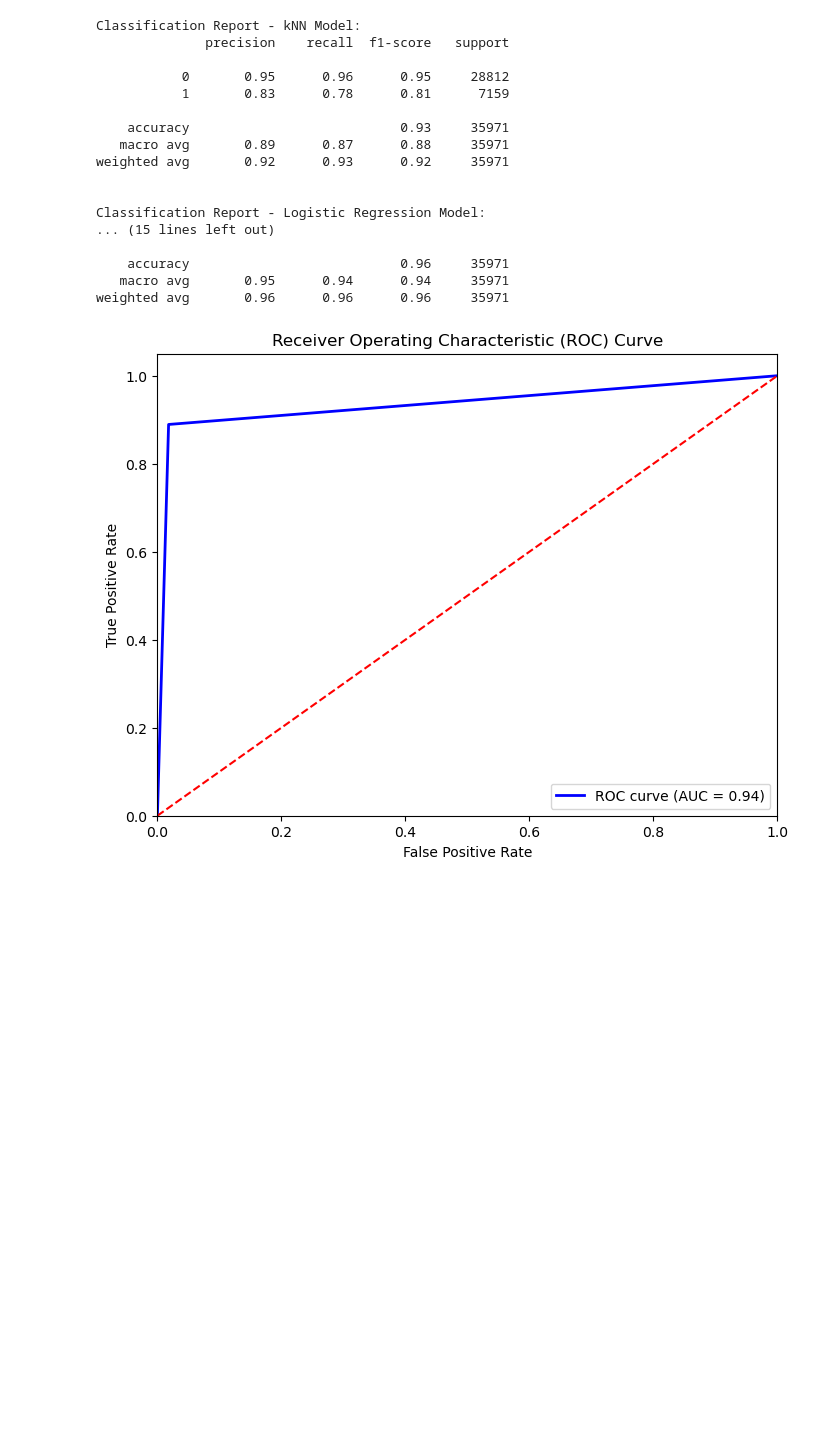
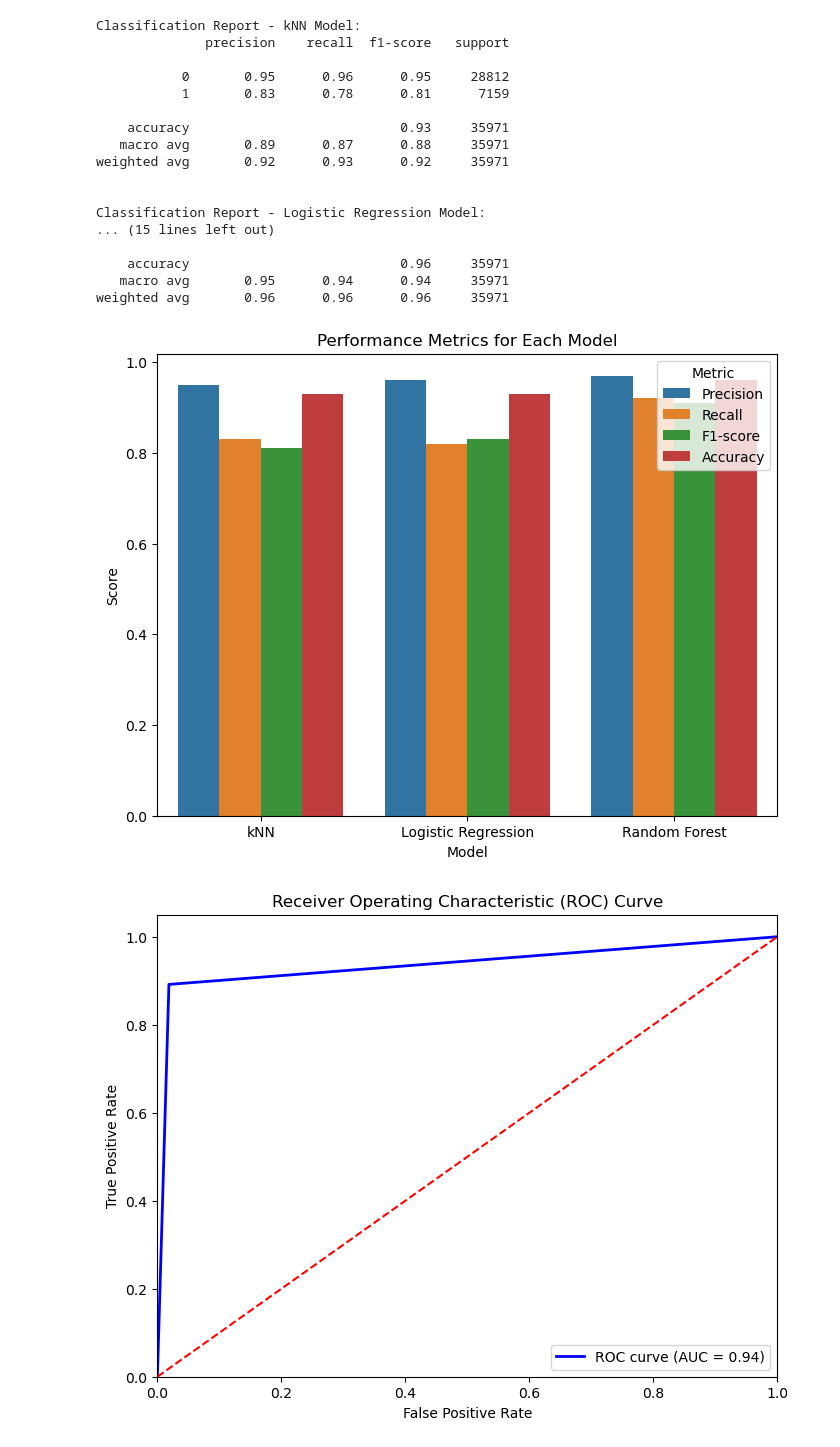
Before and after one commit to patel-aum-yorku/Flight-Status-Prediction, a Jupyter notebook: flight_status_Final.ipynb, the cells around one changed output. Drawn from its saved outputs; the diff is of its cells as text; code cells hidden in the pictures; blank space fills up the shorter version.

```diff
--- a/flight_status_Final.ipynb
+++ b/flight_status_Final.ipynb
@@ -754,6 +716,31 @@ Classification Report - Logistic Regression Model:
     accuracy                           0.96     35971
    macro avg       0.95      0.94      0.94     35971
 weighted avg       0.96      0.96      0.96     35971
+# %%
+# Data
+data = {
+    'Model': ['kNN', 'Logistic Regression', 'Random Forest'],
+    'Precision': [0.95, 0.96, 0.97],
+    'Recall': [0.83, 0.82, 0.92],
+    'F1-score': [0.81, 0.83, 0.91],
+    'Accuracy': [0.93, 0.93, 0.96]
+}
+
+df = pd.DataFrame(data)
+
+# Melt the DataFrame
+df_melted = pd.melt(df, id_vars='Model', var_name='Metric', value_name='Score')
+
+# Plot
+plt.figure(figsize=(8, 6))
+sns.barplot(data=df_melted, x='Model', y='Score', hue='Metric')
+plt.title('Performance Metrics for Each Model')
+plt.ylabel('Score')
+plt.xlabel('Model')
+plt.legend(title='Metric')
+plt.show()
+# %% [output]
+[figure, added]
 # %%
 from sklearn.metrics import roc_curve, auc
 import matplotlib.pyplot as plt
```
Also changed, not shown: parts of 34 cells of this notebook.
